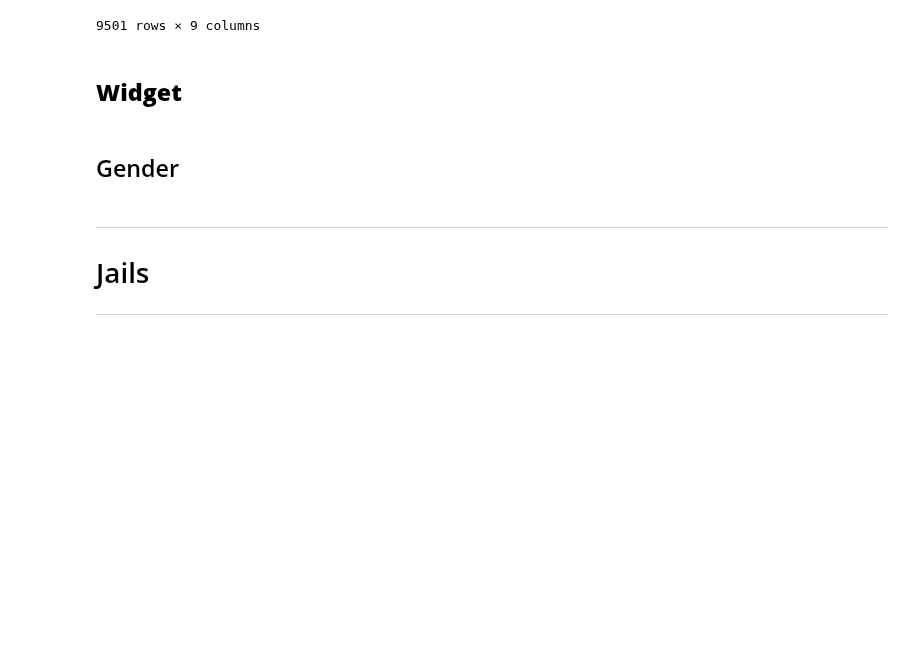
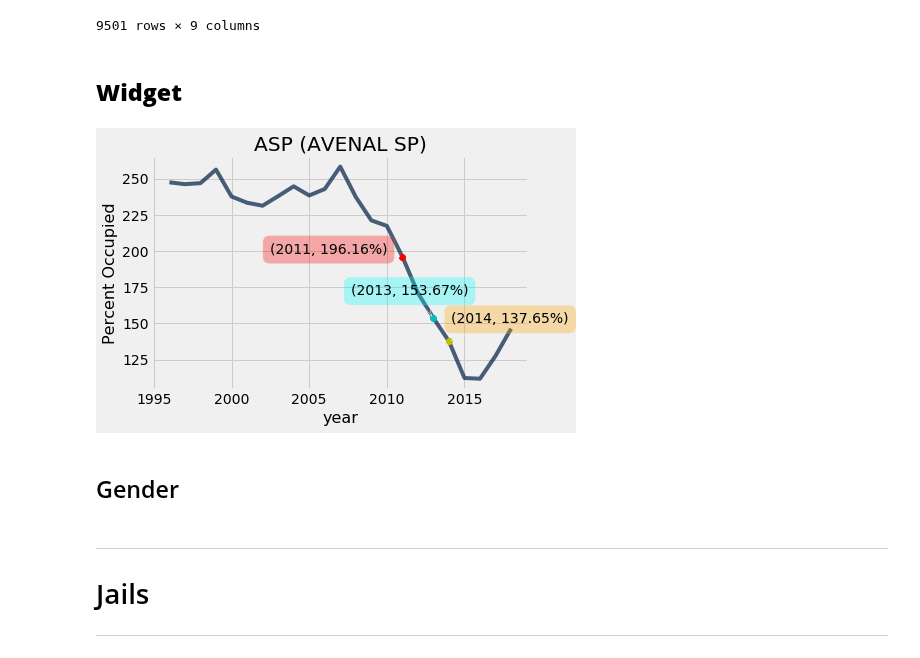
Before and after one commit to ds-modules/ES-21AC-SP19, a Jupyter notebook: Data_Cleaning_and_Helper_Functions.ipynb, the cells around one changed output. Drawn from its saved outputs; the diff is of its cells as text; code cells hidden in the pictures; blank space fills up the shorter version.

```diff
--- a/Data_Cleaning_and_Helper_Functions.ipynb
+++ b/Data_Cleaning_and_Helper_Functions.ipynb
@@ -74,43 +74,45 @@ def f(inp):
     inst.plot(1, "Percent Occupied")
     year1 = inst.column("year")
     if np.any(year1 == 2011):
-        plt.axvline(x=2011, color = "red")
+#         plt.axvline(x=2011, color = "red")
         point1 = inst.where("year", 2011).column("Percent Occupied").item(0)
         plt.plot([2011], [point1], 'ro')
 
         plt.annotate("(2011, {0}%)".format(round(point1, 2)),
         xy=(2011, round(point1, 2)), xytext=(-15, 0),
         textcoords='offset points', ha='right', va='bottom',
         bbox=dict(boxstyle='round,pad=0.5', fc='red', alpha=0.3),
         arrowprops=dict(arrowstyle = '->', connectionstyle='arc3,rad=0'))
 
     if np.any(year1 == 2013):
-        plt.axvline(x=2013, color = "cyan")
+#         plt.axvline(x=2013, color = "cyan")
         point2 = inst.where("year", 2013).column("Percent Occupied").item(0)
         plt.plot([2013], [point2], 'co')
 
-        plt.annotate("(2011, {0}%)".format(round(point1, 2)),
+        plt.annotate("(2013, {0}%)".format(round(point2, 2)),
         xy=(2013, round(point2, 2)), xytext=(35, 20),
         textcoords='offset points', ha='right', va='bottom',
         bbox=dict(boxstyle='round,pad=0.5', fc='cyan', alpha=0.3),
         arrowprops=dict(arrowstyle = '->', connectionstyle='arc3,rad=0'))
 
     if np.any(year1 == 2014):
-        plt.axvline(x=2014, color = "orange")
+#         plt.axvline(x=2014, color = "orange")
         point3 = inst.where("year", 2014).column("Percent Occupied").item(0)
         plt.plot([2014], [point3], 'yo')
 
-        plt.annotate("(2011, {0}%)".format(round(point1, 2)),
+        plt.annotate("(2014, {0}%)".format(round(point3, 2)),
         xy=(2014, round(point3, 2)), xytext=(120, 15),
         textcoords='offset points', ha='right', va='bottom',
         bbox=dict(boxstyle='round,pad=0.5', fc='orange', alpha=0.3),
         arrowprops=dict(arrowstyle = '->', connectionstyle='arc3,rad=0'))
 
 
     plt.title(institutions[inp])
 
 out = widgets.interactive_output(f, {'inp': inp})
 #out.clear_output()
+# %% [output]
+[figure, added]
 # %%
 #widgets.HBox([widgets.VBox([inp]), out])
 # %%
```
